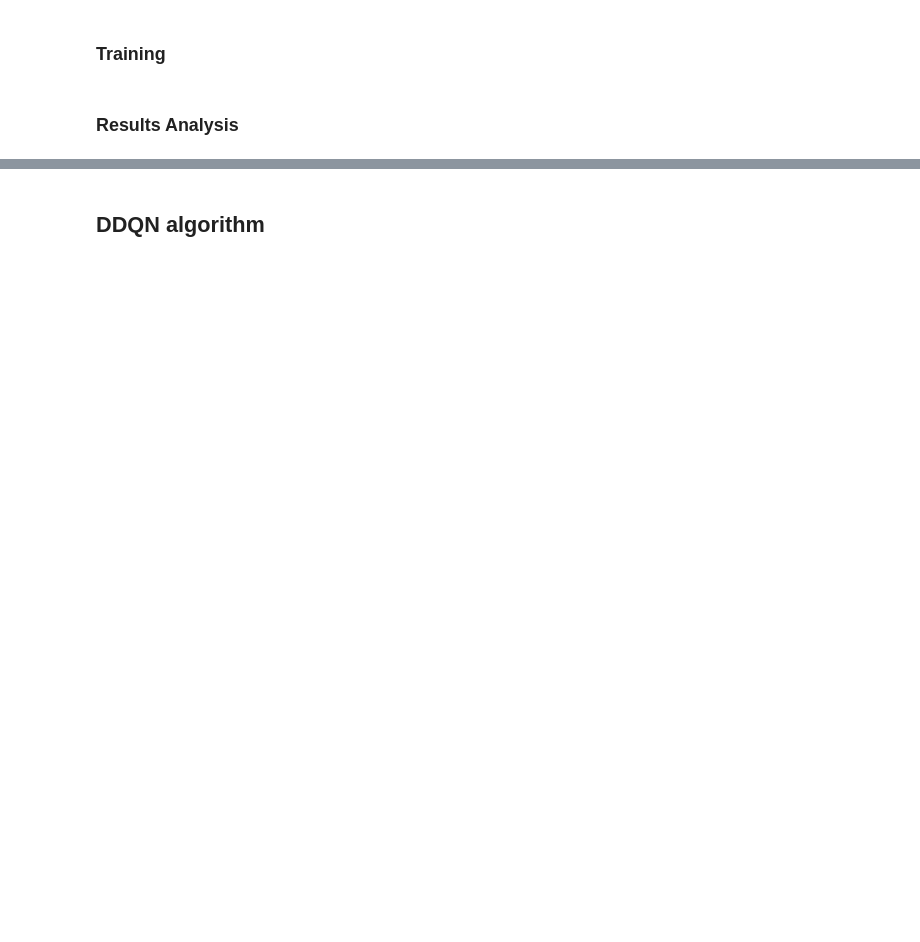
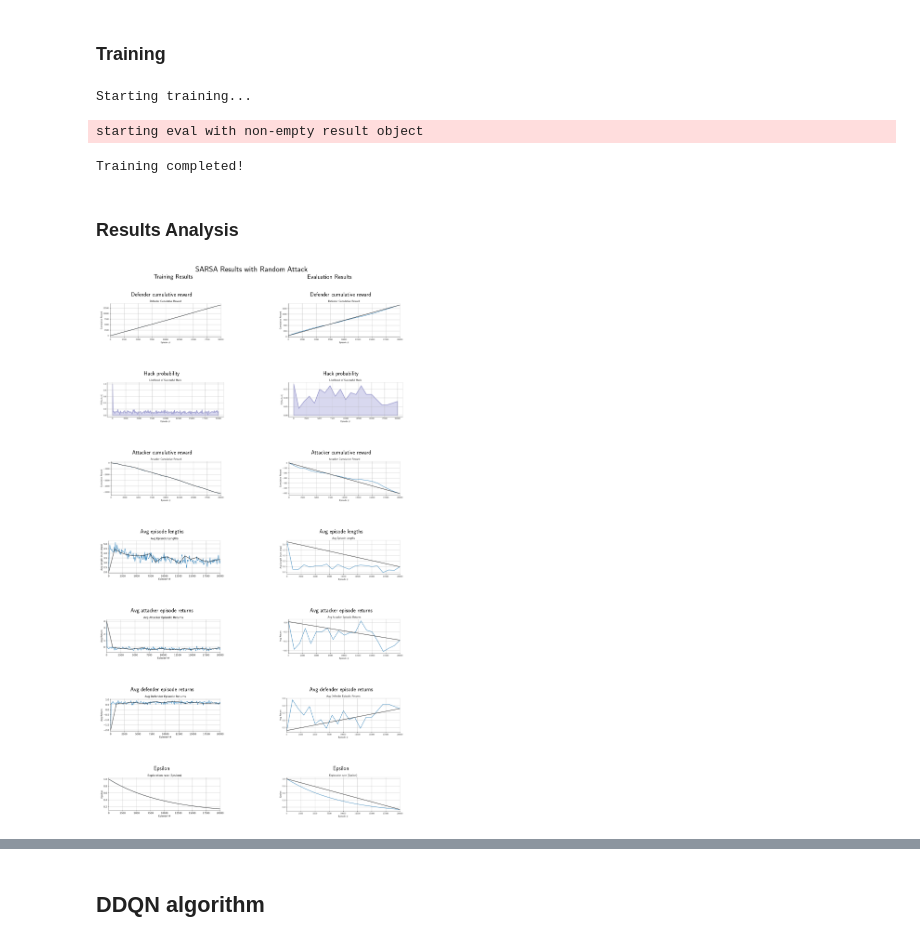
Before and after one commit to Silvano315/Healthcare-Cyber-Security-with-SARSA-DDQN, a Jupyter notebook: RL_project.ipynb, the cells around one changed output, grey strips where cells are left out. Saved outputs shown, nothing was run; the diff lists cells and outputs as text; code cells hidden in the pictures; blank space fills up the shorter version.

Commit message:
notebook updated with SARSA and Q Learning

```diff
--- a/RL_project.ipynb
+++ b/RL_project.ipynb
@@ -265,4 +364,13 @@ Rendering network structure...
 # %% [markdown]
 ### Training
+# %%
+sarsa_agent = SARSAAgent(env, sarsa_config)
+print("Starting training...")
+train_result, eval_result = sarsa_agent.train()
+print("Training completed!")
+# %% [output]
+Starting training...
+starting eval with non-empty result object
+Training completed!
 # %% [markdown]
 ### Results Analysis
@@ -268,0 +389,52 @@ Rendering network structure...
+# %%
+def plot_results(output_dir, random_seed, algorithm):
+    plot_dir = os.path.join(output_dir, 'results/plots', str(random_seed))
+
+    training_plots = [
+        "defender_cumulative_reward_train.png",
+        "hack_probability_train.png",
+        "attacker_cumulative_reward_train.png",
+        "avg_episode_lengths_train.png",
+        "avg_attacker_episode_returns_train.png",
+        "avg_defender_episode_returns_train.png",
+        "epsilon_train.png"
+    ]
+    evaluation_plots = [
+        name.replace("_train", "_eval") for name in training_plots
+    ]
+
+    figure_title = algorithm + " Results with Random Attack"
+    left_column_title = "Training Results"
+    right_column_title = "Evaluation Results"
+    fig, axes = plt.subplots(nrows=7, ncols=2, figsize=(14, 28))
+    fig.suptitle(figure_title, fontsize=25, y=0.92)
+    axes = axes.flatten()
+
+    for i, file_name in enumerate(training_plots):
+        file_path = os.path.join(plot_dir, file_name)
+        if os.path.exists(file_path):
+            img = imread(file_path)
+            axes[2*i].imshow(img)
+            axes[2*i].axis('off')
+        axes[2*i].set_title(file_name.replace("_train.png", "").replace("_", " ").capitalize(), fontsize=18)
+
+    for i, file_name in enumerate(evaluation_plots):
+        file_path = os.path.join(plot_dir, file_name)
+        if os.path.exists(file_path):
+            img = imread(file_path)
+            axes[2*i+1].imshow(img)
+            axes[2*i+1].axis('off')
+        axes[2*i+1].set_title(file_name.replace("_eval.png", "").replace("_", " ").capitalize(), fontsize=18)
+
+    fig.text(0.25, 0.90, left_column_title, ha='center', fontsize=20)
+    fig.text(0.75, 0.90, right_column_title, ha='center', fontsize=20)
+
+    plt.tight_layout()
+    plt.subplots_adjust(top=0.9, wspace=0.4)
+    plt.show()
+
+output_dir
+random_seed = 33
+plot_results(output_dir, random_seed, algorithm="SARSA")
+# %% [output]
+[figure, added]
```
Also changed, not shown: parts of 21 cells of this notebook.
